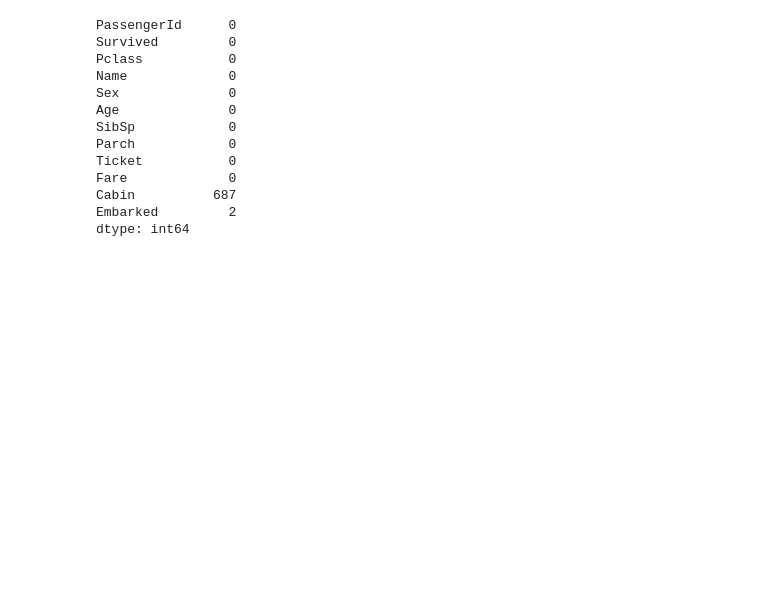
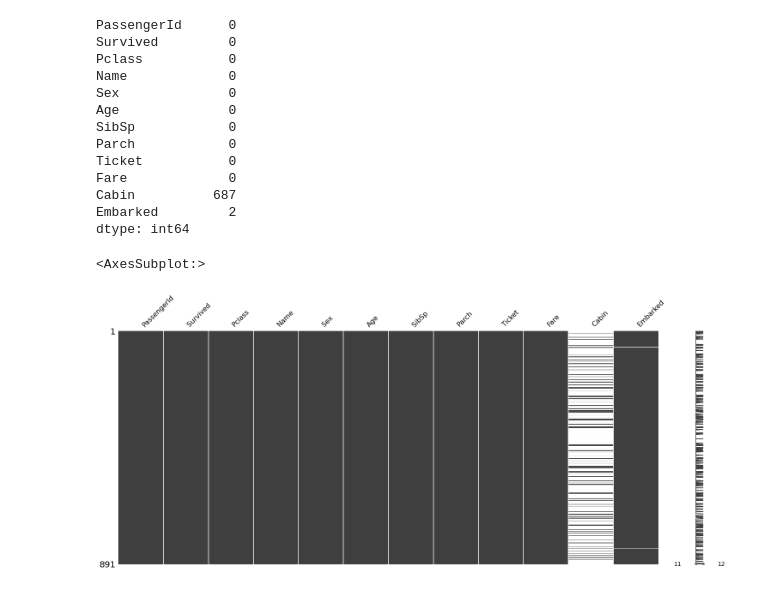
Before and after one commit to sibanda1989/Kaggle-Jupyter-Notebooks, a Jupyter notebook: titanichs2612211zw.ipynb, the cells around one changed output. Cells and saved outputs as stored; diff of their text form; code cells hidden in the pictures; blank space fills up the shorter version.

```diff
--- a/titanichs2612211zw.ipynb
+++ b/titanichs2612211zw.ipynb
@@ -150,3 +150,9 @@ Fare             0
 Cabin          687
 Embarked         2
 dtype: int64
+# %%
+#Lets have a look at the missing values matrix
+msno.matrix(train_tr)
+# %% [output]
+<AxesSubplot:>
+[figure, added]
```
Also changed, not shown: parts of 7 cells of this notebook.
